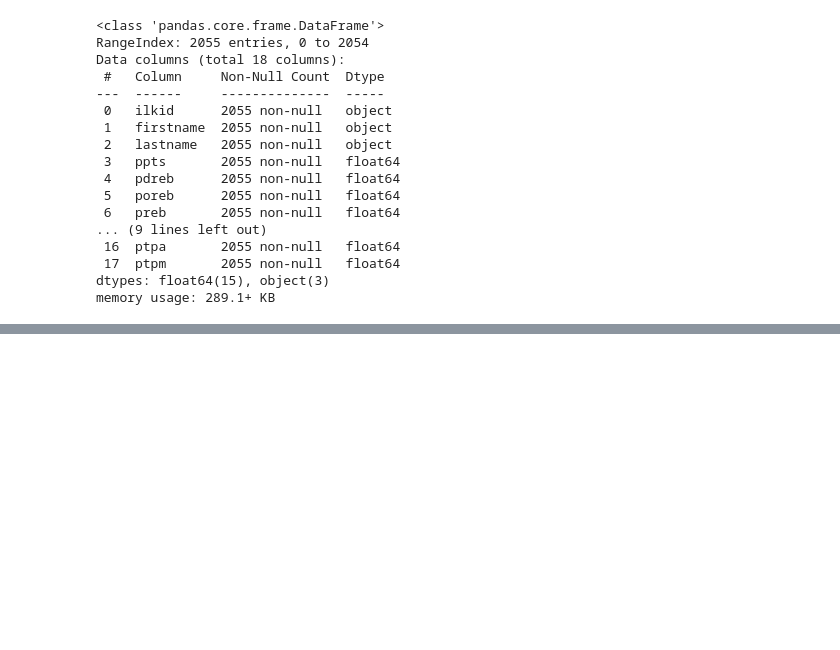
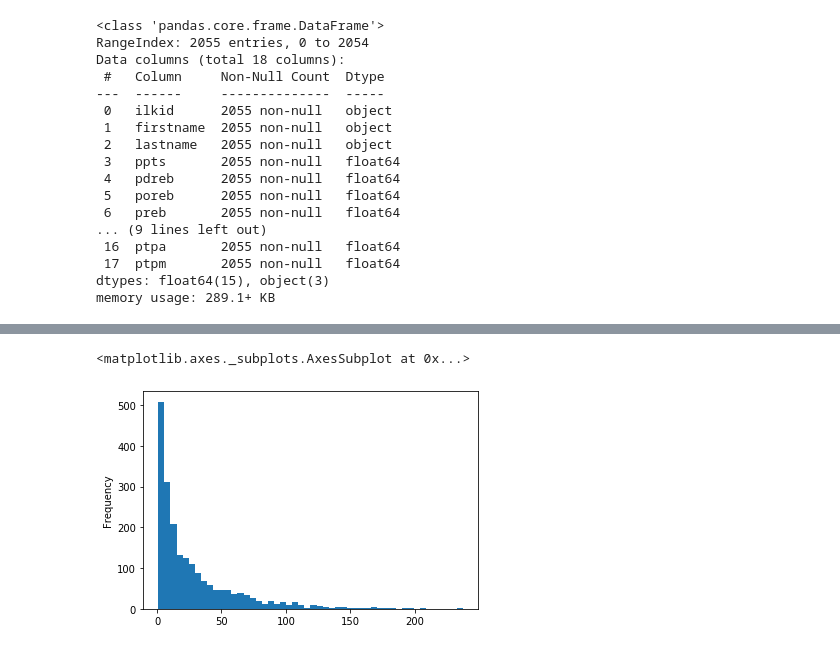
Before and after one commit to aykseldi/Outlier_Detection, a Jupyter notebook: outlier.ipynb, the cells around one changed output, grey strips where cells are left out. Saved outputs shown, nothing was run; the diff lists cells and outputs as text; code cells hidden in the pictures; blank space fills up the shorter version.

```diff
--- a/outlier.ipynb
+++ b/outlier.ipynb
@@ -57,0 +66,5 @@ memory usage: 289.1+ KB
+# %%
+dataset['gp'].plot.hist(bins=50)
+# %% [output]
+<matplotlib.axes._subplots.AxesSubplot at 0x...>
+[figure, added]
```
Also changed, not shown: parts of 5 cells of this notebook.
